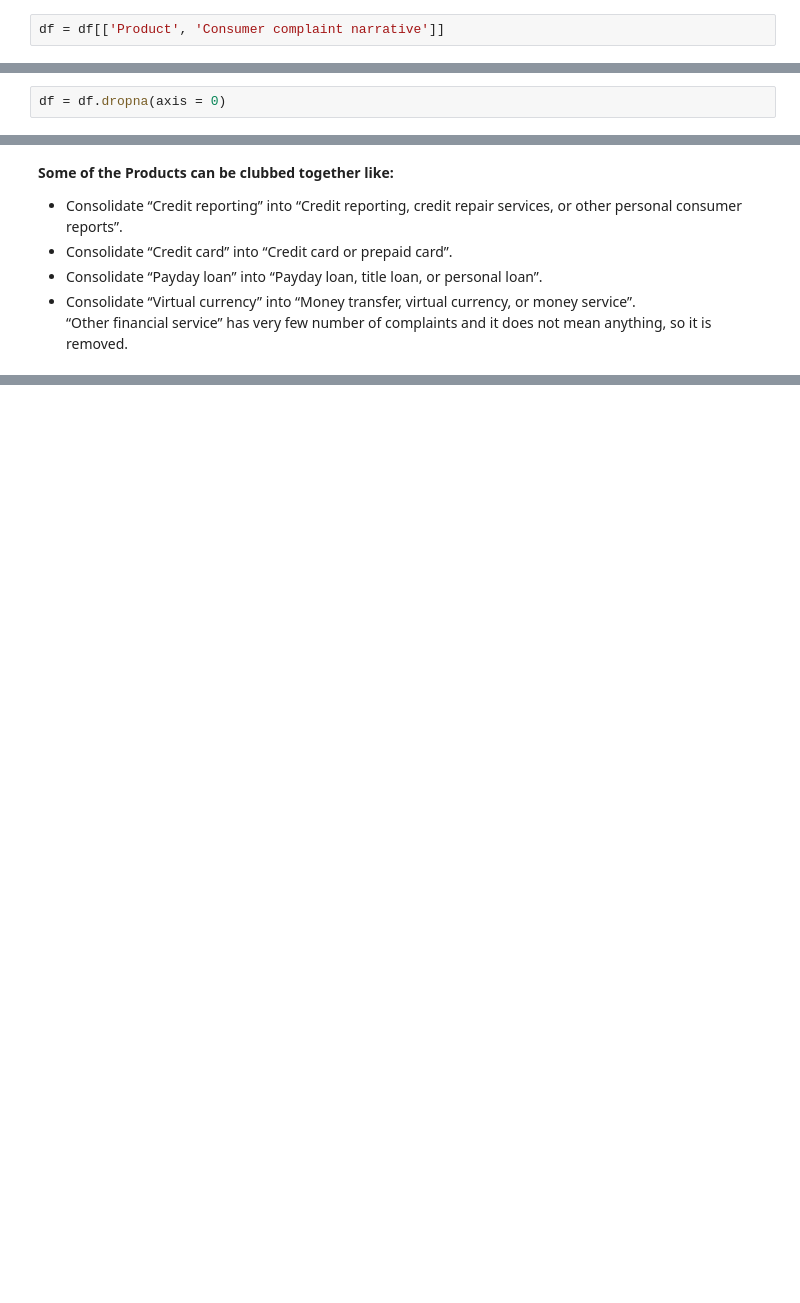
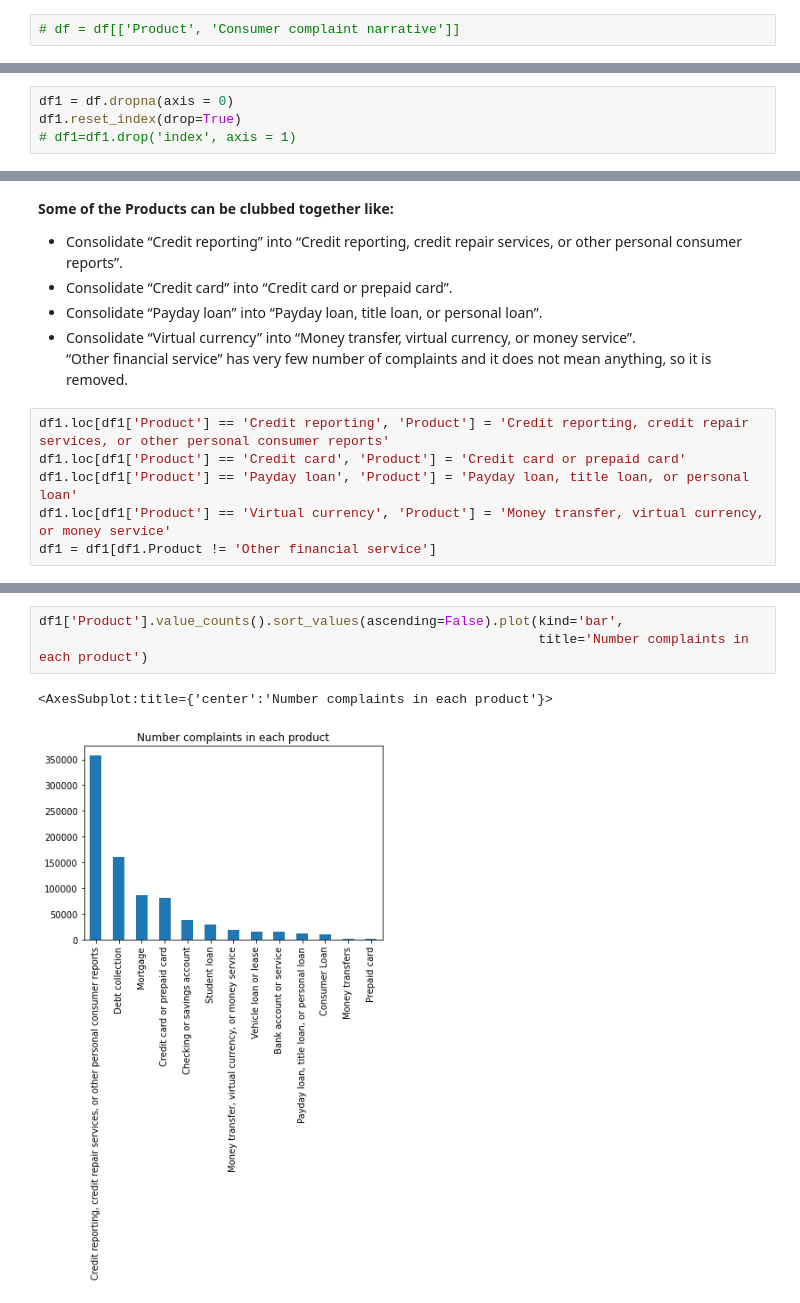
Before and after one commit to mayanksinghkgp/NLP_Projects, a Jupyter notebook: Multiclass Text Classification/Multiclass_consumer_complaints.ipynb, the cells around one changed output, grey strips where cells are left out. Saved outputs shown, nothing was run; the diff lists cells and outputs as text; blank space fills up the shorter version.

```diff
--- a/Multiclass Text Classification/Multiclass_consumer_complaints.ipynb
+++ b/Multiclass Text Classification/Multiclass_consumer_complaints.ipynb
@@ -37,5 +30,5 @@ memory usage: 137.3+ MB
 # %%
-df = df[['Product', 'Consumer complaint narrative']]
+# df = df[['Product', 'Consumer complaint narrative']]
 # %%
 df.head()
 # %% [output]
@@ -45,5 +38,7 @@ df.head()
 | 2 | Credit reporting, credit repair s... | NaN |
 | 3 | Checking or savings account | NaN |
 | 4 | Credit card or prepaid card | On XX/XX/2019 my bill did not go ... |
-# %%
-df = df.dropna(axis = 0)
+# %%
+df1 = df.dropna(axis = 0)
+df1.reset_index(drop=True)
+# df1=df1.drop('index', axis = 1)
@@ -88,3 +92,9 @@ Name: Product, dtype: int64
 - Consolidate “Payday loan” into “Payday loan, title loan, or personal loan”.
 - Consolidate “Virtual currency” into “Money transfer, virtual currency, or money service”.
 “Other financial service” has very few number of complaints and it does not mean anything, so it is removed.
+# %%
+df1.loc[df1['Product'] == 'Credit reporting', 'Product'] = 'Credit reporting, credit repair services, or other personal consumer reports'
+df1.loc[df1['Product'] == 'Credit card', 'Product'] = 'Credit card or prepaid card'
+df1.loc[df1['Product'] == 'Payday loan', 'Product'] = 'Payday loan, title loan, or personal loan'
+df1.loc[df1['Product'] == 'Virtual currency', 'Product'] = 'Money transfer, virtual currency, or money service'
+df1 = df1[df1.Product != 'Other financial service']
@@ -90,0 +110,6 @@ Name: Product, dtype: int64
+# %%
+df1['Product'].value_counts().sort_values(ascending=False).plot(kind='bar',
+                                                                title='Number complaints in each product')
+# %% [output]
+<AxesSubplot:title={'center':'Number complaints in each product'}>
+[figure, added]
```
Also changed, not shown: parts of 17 cells of this notebook.
